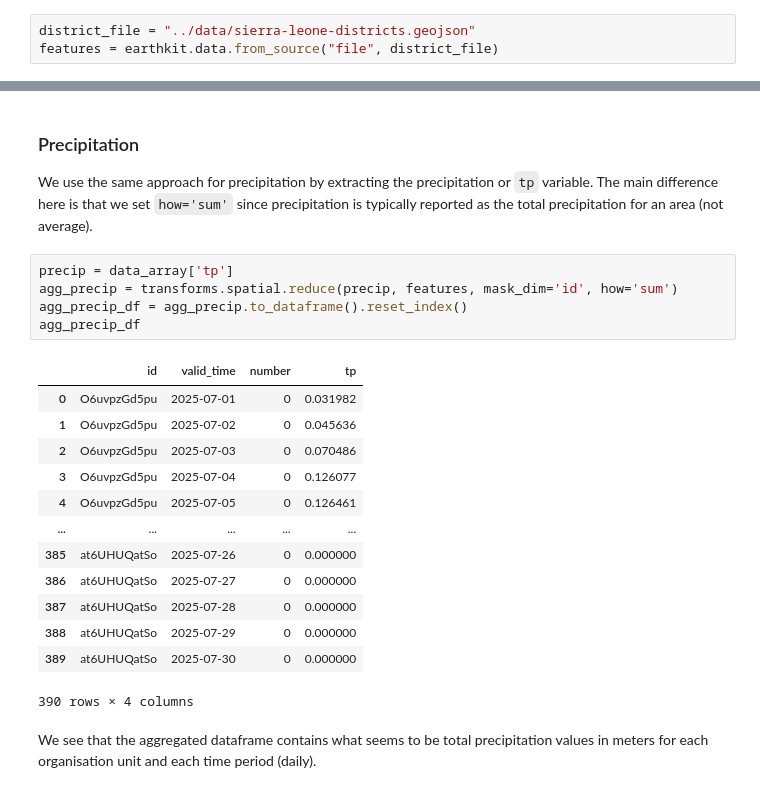
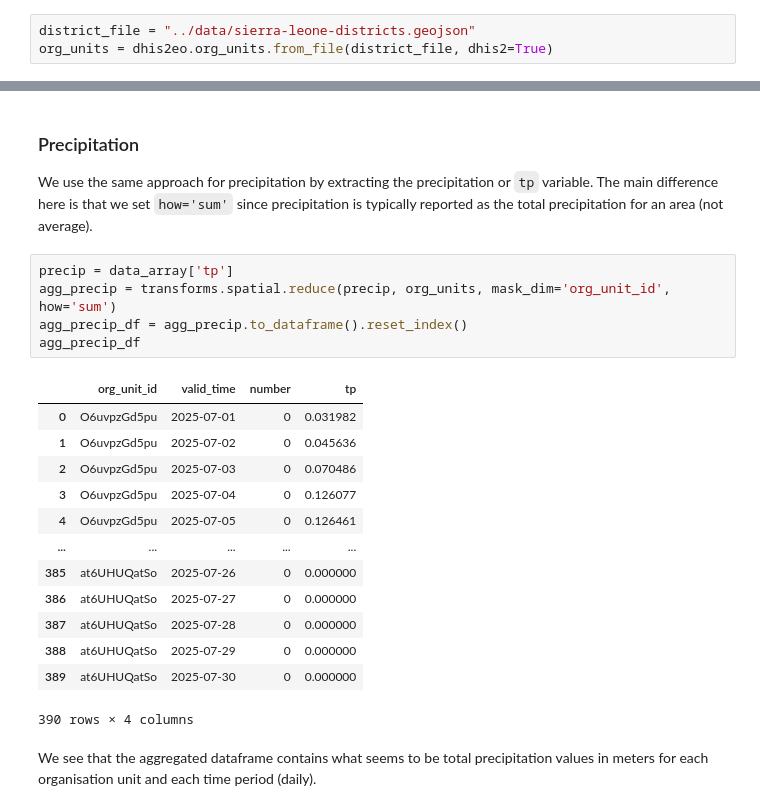
Before and after one commit to dhis2/climate-tools, a Jupyter notebook: docs/aggregation/org-unit-aggregation.ipynb, the cells around one changed output, grey strips where cells are left out. Drawn from its saved outputs; the diff is of its cells as text.

```diff
--- a/docs/aggregation/org-unit-aggregation.ipynb
+++ b/docs/aggregation/org-unit-aggregation.ipynb
@@ -85,4 +86,4 @@ Eartkit can also be used to load the organisation units from DHIS2 that we [save
 # %%
 district_file = "../data/sierra-leone-districts.geojson"
-features = earthkit.data.from_source("file", district_file)
+org_units = dhis2eo.org_units.from_file(district_file, dhis2=True)
 # %% [markdown]
@@ -164,11 +164,11 @@ We see that the aggregated dataframe contains what seems to be kelvin temperatur
 We use the same approach for precipitation by extracting the precipitation or `tp` variable. The main difference here is that we set `how='sum'` since precipitation is typically reported as the total precipitation for an area (not average).
 # %%
 precip = data_array['tp']
-agg_precip = transforms.spatial.reduce(precip, features, mask_dim='id', how='sum')
+agg_precip = transforms.spatial.reduce(precip, org_units, mask_dim='org_unit_id', how='sum')
 agg_precip_df = agg_precip.to_dataframe().reset_index()
 agg_precip_df
 # %% [output]
-|  | id | valid_time | number | tp |
+|  | org_unit_id | valid_time | number | tp |
 | 0 | O6uvpzGd5pu | 2025-07-01 | 0 | 0.031982 |
 | 1 | O6uvpzGd5pu | 2025-07-02 | 0 | 0.045636 |
 | 2 | O6uvpzGd5pu | 2025-07-03 | 0 | 0.070486 |
```
Also changed, not shown: parts of 10 cells of this notebook.
